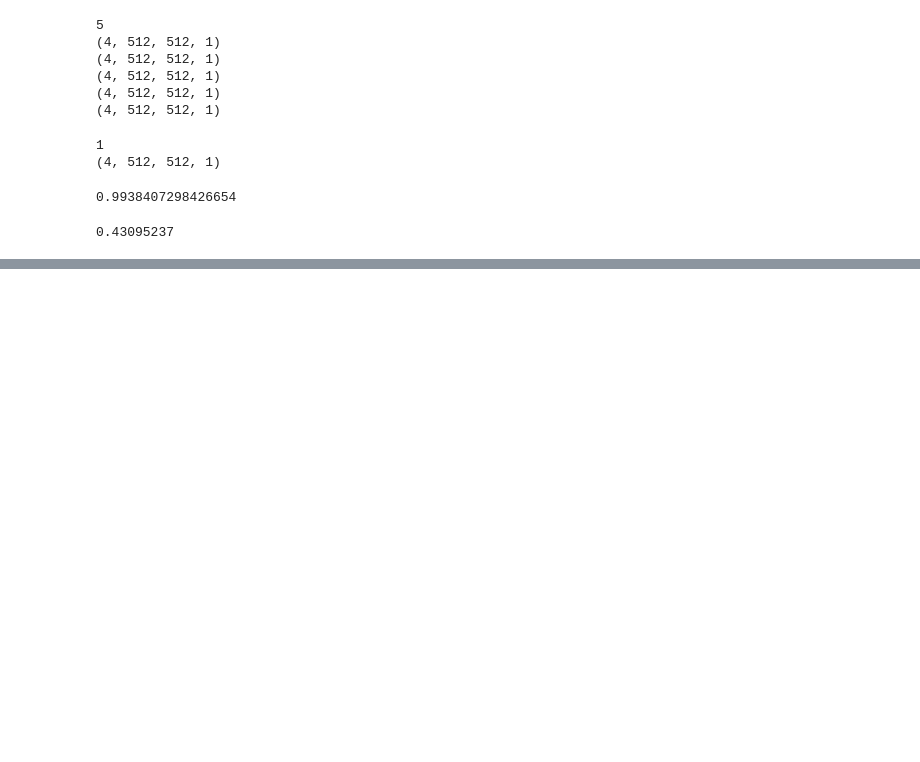
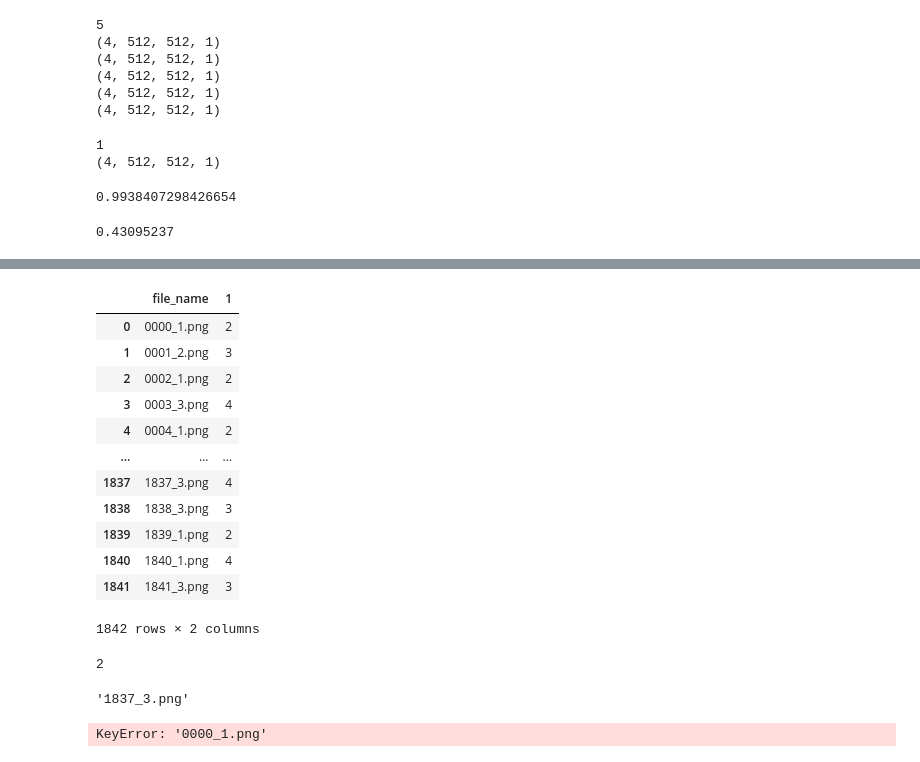
Before and after one commit to ktm379/DR-GeuAl, a Jupyter notebook: code/models.ipynb, the cells around one changed output, grey strips where cells are left out. Cells and saved outputs as stored; diff of their text form; code cells hidden in the pictures; blank space fills up the shorter version.

```diff
--- a/code/models.ipynb
+++ b/code/models.ipynb
@@ -323,0 +596,33 @@ mean_square_error(preds[1], outputs[1])
+# %%
+import pandas as pd
+
+label_df = pd.read_csv('../data/FGADR-Seg-set_Release/Seg-set/DR_Seg_Grading_Label.csv', header=None)
+label_df = label_df.rename(columns={0:"file_name"})
+# %%
+label_df
+# %% [output]
+|  | file_name | 1 |
+| 0 | 0000_1.png | 2 |
+| 1 | 0001_2.png | 3 |
+| 2 | 0002_1.png | 2 |
+| 3 | 0003_3.png | 4 |
+| 4 | 0004_1.png | 2 |
+| ... | ... | ... |
+| 1837 | 1837_3.png | 4 |
+| 1838 | 1838_3.png | 3 |
+| 1839 | 1839_1.png | 2 |
+| 1840 | 1840_1.png | 4 |
+| 1841 | 1841_3.png | 3 |
+1842 rows × 2 columns
+# %%
+label_df[label_df['file_name'] == "0000_1.png"][1].values[0]
+# %% [output]
+2
+# %%
+os.path.join('../data/', '1837_3.png').split('/')[-1]
+# %% [output]
+'1837_3.png'
+# %%
+label_df['0000_1.png']
+# %% [output]
+KeyError: '0000_1.png'
```
Also changed, not shown: parts of 6 cells of this notebook, 7 other files.
